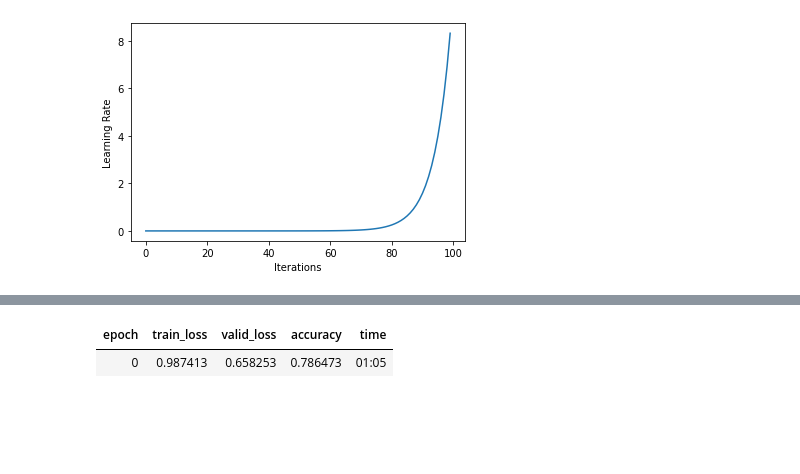
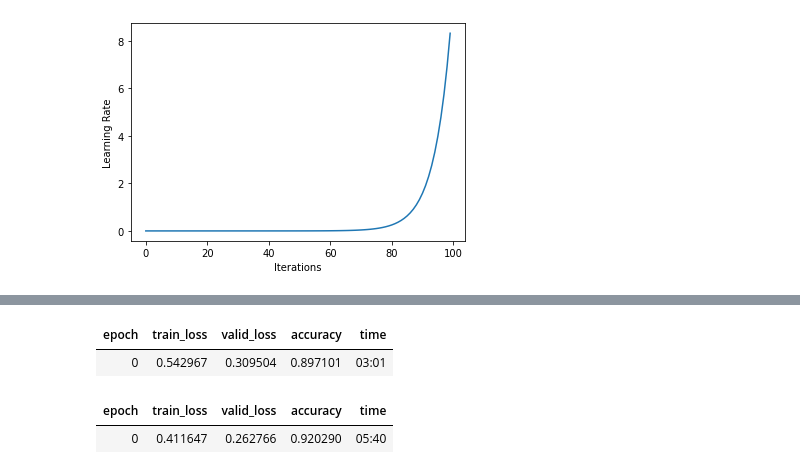
Before and after one commit to balawillgetyou/dy, a Jupyter notebook: FastAiPyTorchULMFiTTextClassifierWhoseLine_wStopWordsRemoval_20200701.ipynb, the cells around one changed output, grey strips where cells are left out. Saved outputs shown, nothing was run; the diff lists cells and outputs as text; code cells hidden in the pictures; blank space fills up the shorter version.

```diff
--- a/FastAiPyTorchULMFiTTextClassifierWhoseLine_wStopWordsRemoval_20200701.ipynb
+++ b/FastAiPyTorchULMFiTTextClassifierWhoseLine_wStopWordsRemoval_20200701.ipynb
@@ -175,8 +201,8 @@ learn.fit_one_cycle(1, 1e-2)#initial short increase in the learning rate to help
 learn.save_encoder('ft_enc_whoseLine_small')
 # %%
 #classifier training, using the fine tuned language model from above
-#LSTM architecture selected. Transformers are also available in FastAi
 #drop_mult controls layers wise drop outs. Setting =1 leaves them at their defaults
 learn = text_classifier_learner(data_clas, drop_mult=0.7, arch=AWD_LSTM)
-#learn.load_encoder('ft_enc_whoseLine_small')
+learn.load_encoder('ft_enc_whoseLine_small')
+learn.fit_one_cycle(1, 1e-2)
 # %% [output]
@@ -200,7 +211,14 @@ xxbos may seem old fashioned may nevertheless great influence promoting system a
 # %%
-learn.fit_one_cycle(1, 1e-2)
+learn.freeze_to(-2)
+learn.fit_one_cycle(1, slice(5e-3/2., 5e-3))
 # %% [output]
 | epoch | train_loss | valid_loss | accuracy | time |
-| 0 | 0.987413 | 0.658253 | 0.786473 | 01:05 |
+| 0 | 0.542967 | 0.309504 | 0.897101 | 03:01 |
+# %%
+learn.unfreeze()
+learn.fit_one_cycle(1, slice(2e-3/100, 2e-3))
+# %% [output]
+| epoch | train_loss | valid_loss | accuracy | time |
+| 0 | 0.411647 | 0.262766 | 0.920290 | 05:40 |
 # %%
 learn.save_encoder('txt_classifier_whoseLine_small')
```
Also changed, not shown: parts of 15 cells of this notebook.
